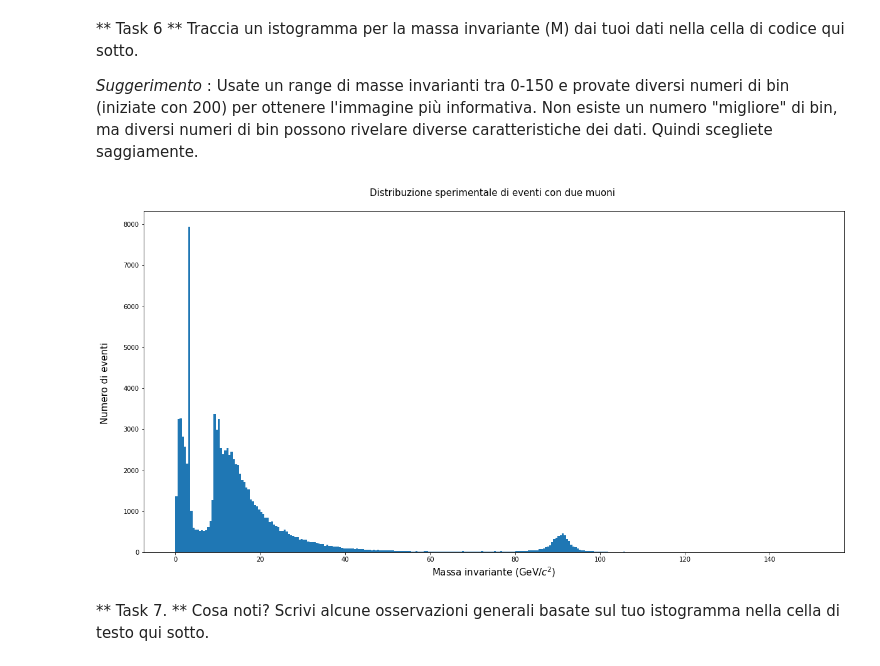
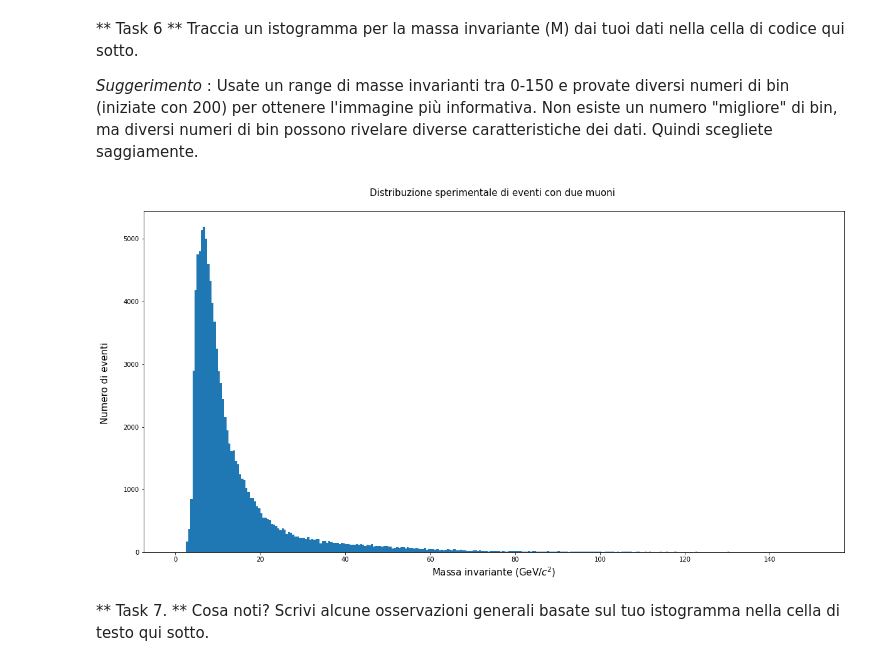
Before and after one commit to Damc2/High-School-Project, a Jupyter notebook: Exercises-with-open-data/DueMuoni in J_Psi.ipynb, the cells around one changed output. Cells and saved outputs as stored; diff of their text form; code cells hidden in the pictures.

```diff
--- a/Exercises-with-open-data/DueMuoni in J_Psi.ipynb
+++ b/Exercises-with-open-data/DueMuoni in J_Psi.ipynb
@@ -217,15 +217,15 @@ Traccia un istogramma per la massa invariante (M) dai tuoi dati nella cella di c
 # %%
 fig = plt.figure(figsize=(20, 10))
 
-plt.hist(muoni.M, 300, range = (0,150))
+plt.hist(muoni.E2, 300, range = (0,150))
 
 plt.xlabel('Massa invariante (GeV/$c^2$)', fontsize = 15)
 plt.ylabel('Numero di eventi \n', fontsize = 15)
 plt.title('Distribuzione sperimentale di eventi con due muoni \n', fontsize = 15)
 
 plt.show()
 # %% [output]
-[figure, old version]
+[figure, new version]
 # %% [markdown]
 ** Task 7. **
 Cosa noti? Scrivi alcune osservazioni generali basate sul tuo istogramma nella cella di testo qui sotto.
```
Also changed, not shown: parts of 16 cells of this notebook, 1 other file.
